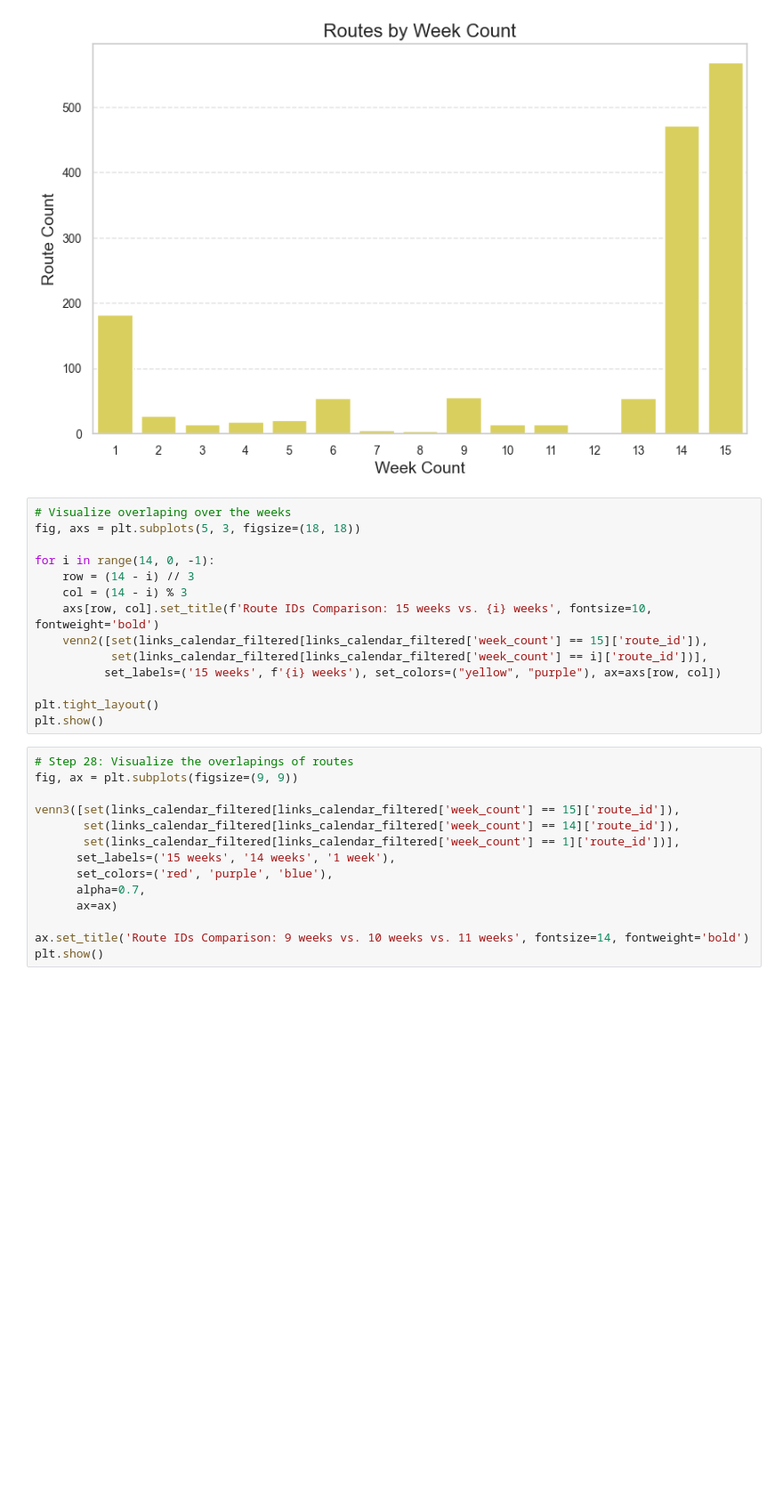
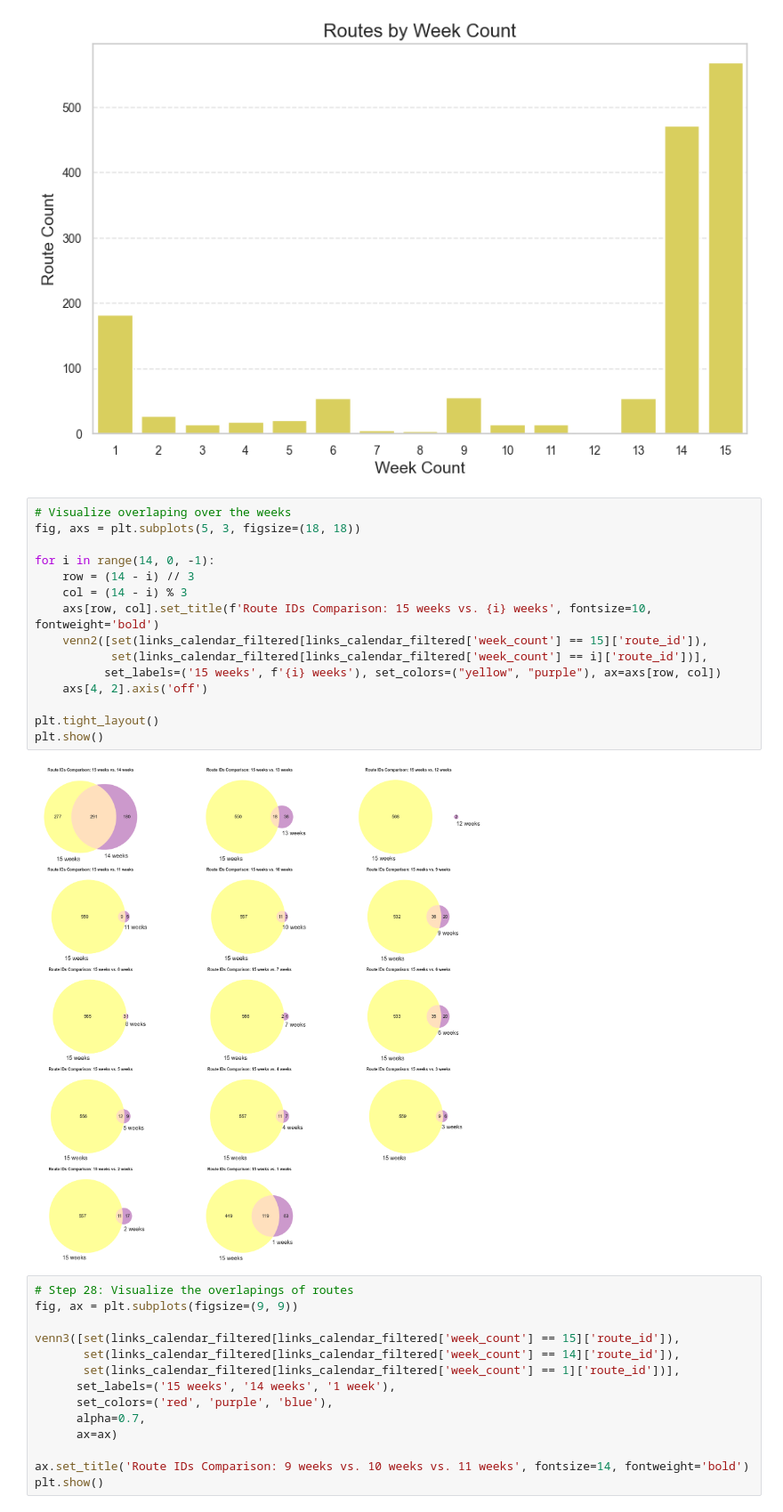
Before and after one commit to FlaviaMLopes/TUPTP, a Jupyter notebook: 1.1 - Notebooks_gtfs_frequency_data_analysis/frequency_data_analysis_gtfs.ipynb, the cells around one changed output. Shown at 89% size. Saved outputs shown, nothing was run; the diff lists cells and outputs as text; blank space fills up the shorter version.

```diff
--- a/1.1 - Notebooks_gtfs_frequency_data_analysis/frequency_data_analysis_gtfs.ipynb
+++ b/1.1 - Notebooks_gtfs_frequency_data_analysis/frequency_data_analysis_gtfs.ipynb
@@ -269,17 +269,20 @@ plt.show()
 # %%
 # Visualize overlaping over the weeks
 fig, axs = plt.subplots(5, 3, figsize=(18, 18))
 
 for i in range(14, 0, -1):
     row = (14 - i) // 3
     col = (14 - i) % 3
     axs[row, col].set_title(f'Route IDs Comparison: 15 weeks vs. {i} weeks', fontsize=10, fontweight='bold')
     venn2([set(links_calendar_filtered[links_calendar_filtered['week_count'] == 15]['route_id']),
            set(links_calendar_filtered[links_calendar_filtered['week_count'] == i]['route_id'])],
           set_labels=('15 weeks', f'{i} weeks'), set_colors=("yellow", "purple"), ax=axs[row, col])
+    axs[4, 2].axis('off')
 
 plt.tight_layout()
 plt.show()
+# %% [output]
+[figure, added]
 # %%
 # Step 28: Visualize the overlapings of routes
 fig, ax = plt.subplots(figsize=(9, 9))
```
